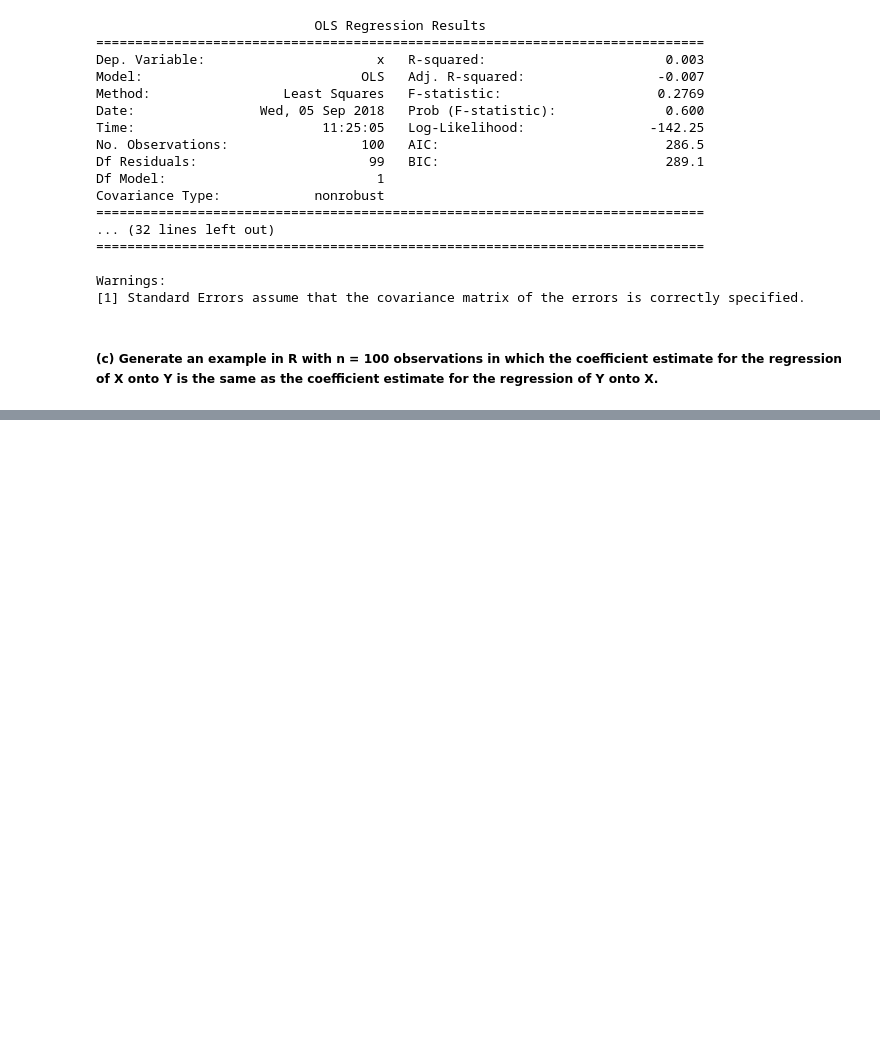
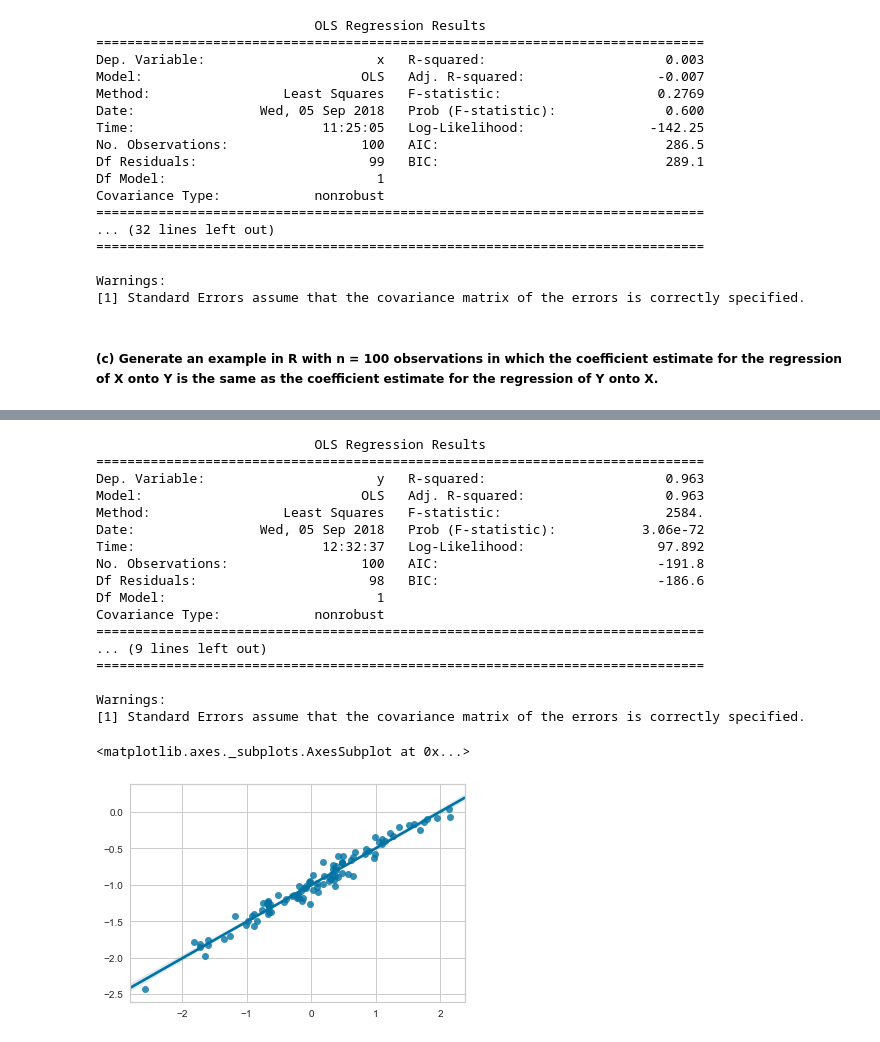
Before and after one commit to coxy1989/mlsabbatical, a Jupyter notebook: notebooks/statistical_learning/ch3_statistical_learning/exercises_applied.ipynb, the cells around one changed output, grey strips where cells are left out. Cells and saved outputs as stored; diff of their text form; code cells hidden in the pictures; blank space fills up the shorter version.

```diff
--- a/notebooks/statistical_learning/ch3_statistical_learning/exercises_applied.ipynb
+++ b/notebooks/statistical_learning/ch3_statistical_learning/exercises_applied.ipynb
@@ -691,0 +807,26 @@ Warnings:
+# %%
+x = np.random.randn(100)
+eps = np.random.normal(0, 0.1, 100)
+y = - 1 + 0.5 * x + eps
+print(smf.ols(formula='y ~ x', data=pd.DataFrame({'x':x, 'y': y})).fit().summary())
+sns.regplot(x=x, y=y)
+# %% [output]
+                            OLS Regression Results
+==============================================================================
+Dep. Variable:                      y   R-squared:                       0.963
+Model:                            OLS   Adj. R-squared:                  0.963
+Method:                 Least Squares   F-statistic:                     2584.
+Date:                Wed, 05 Sep 2018   Prob (F-statistic):           3.06e-72
+Time:                        12:32:37   Log-Likelihood:                 97.892
+No. Observations:                 100   AIC:                            -191.8
+Df Residuals:                      98   BIC:                            -186.6
+Df Model:                           1
+Covariance Type:            nonrobust
+==============================================================================
+... (9 lines left out)
+==============================================================================
+
+Warnings:
+[1] Standard Errors assume that the covariance matrix of the errors is correctly specified.
+<matplotlib.axes._subplots.AxesSubplot at 0x...>
+[figure, added]
```
Also changed, not shown: parts of 24 cells of this notebook.
